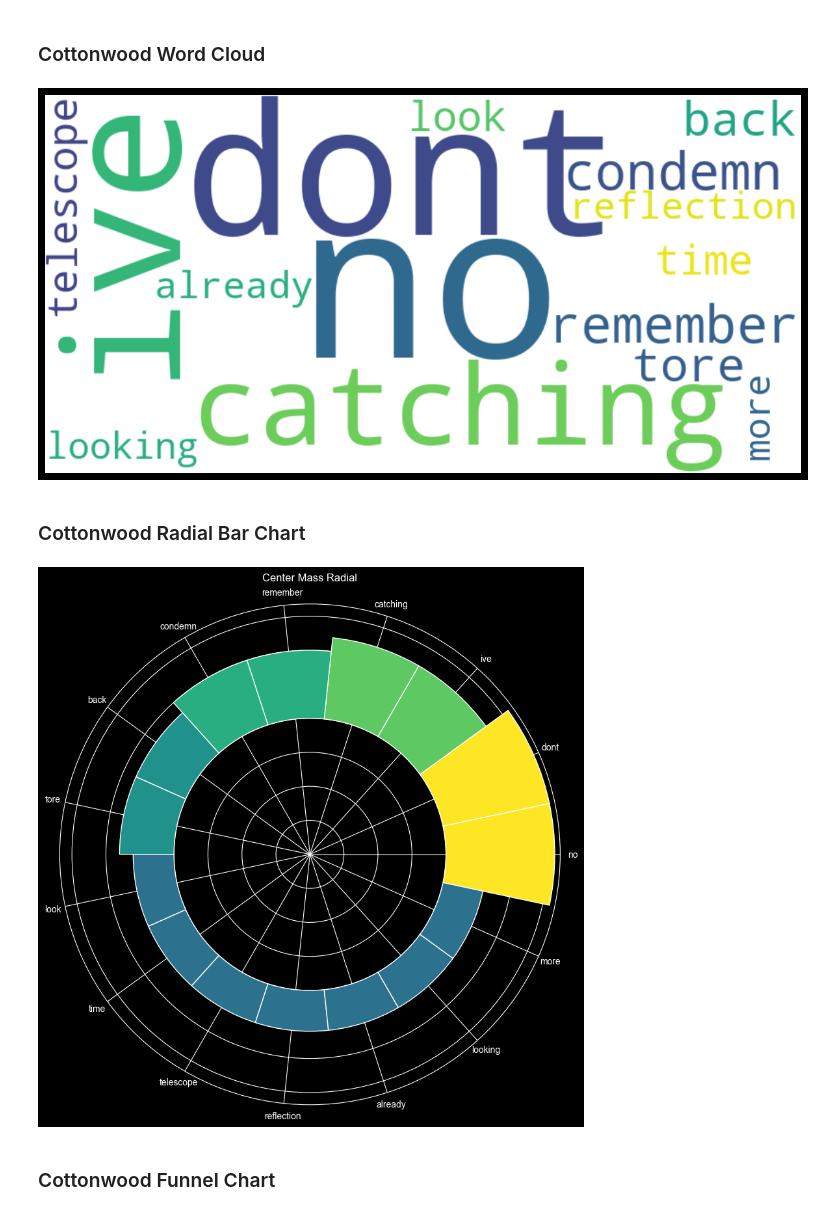
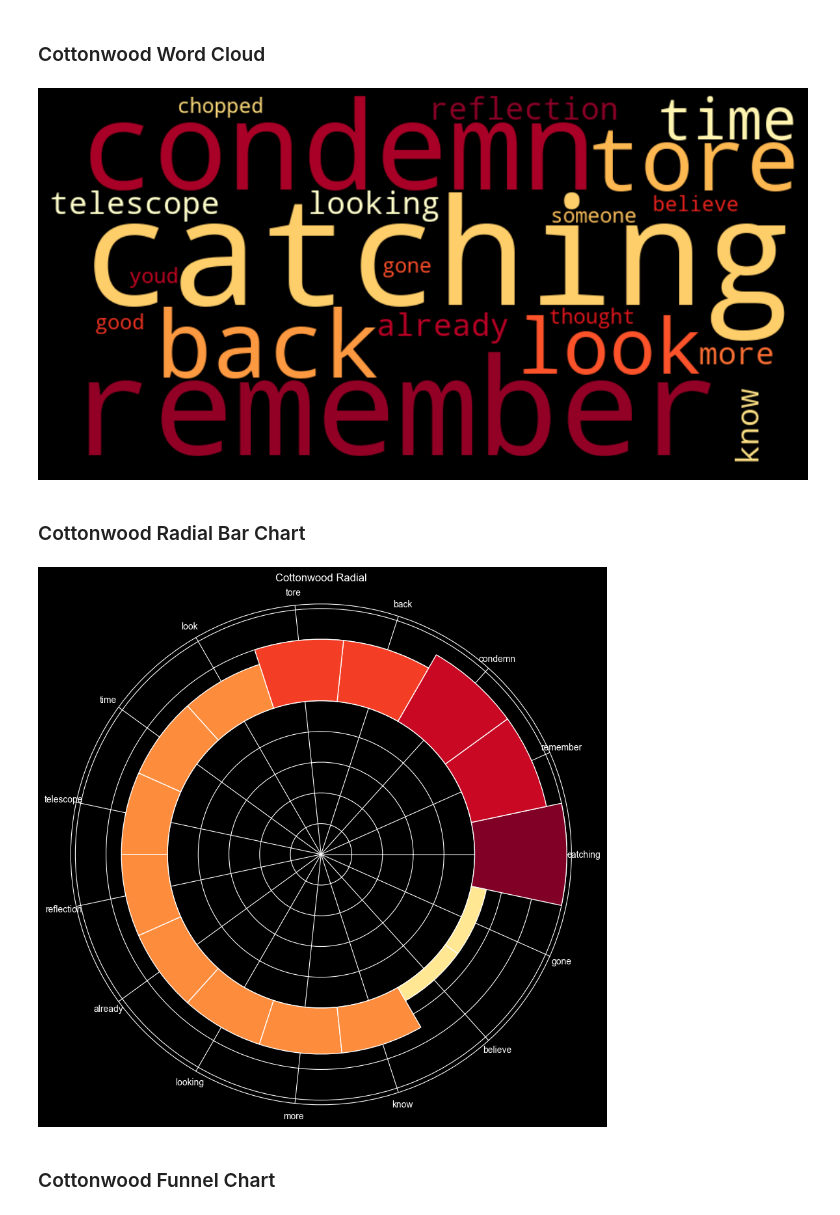
Before and after one commit to MeredithClikkie/torchbearerlab.github.io, a Jupyter notebook: Cottonwood.ipynb, the cells around one changed output. Saved outputs shown, nothing was run; the diff lists cells and outputs as text; code cells hidden in the pictures.

Commit message:
update color scheme cottonwood, convert to py, then changed name with date and md for github.io

```diff
--- a/Cottonwood.ipynb
+++ b/Cottonwood.ipynb
@@ -23,7 +23,8 @@ stop_words = [
     "but", "if", "or", "because", "as", "until", "while", "of", "at", "by",
     "for", "with", "about", "against", "between", "into", "through", "during",
     "before", "after", "above", "below", "to", "from", "up", "down", "in",
-    "out", "on", "off", "over", "under", "again", "further", "then", "once"
+    "out", "on", "off", "over", "under", "again", "further", "then", "once",
+    "not", "no", "yes", "so", "can", "just", "dont", "yeah", "let", "im", "ah", "want", "like", "ive", "all", "ooh", "ill", "even", "forforforforforfor", "yeahyeahyeahyeah", "daisychained" "thats", "there", "oh", "hell", "wasnt", "when", "shouldnt", "would", "than", "cant", "youre"
 ]
 
 # Function to remove stop words from a string
@@ -31,10 +32,6 @@ def remove_stopwords(text):
     words = text.split()
     filtered_words = [word for word in words if word.lower() not in stop_words]
     return " ".join(filtered_words)
-
-# Apply to your column
-# df1=filtered_df.copy()
-# df1['unique'] = df1['unique'].apply(remove_stopwords)
 
 lyrics = """Can't believe you're gone for good
  Someone chopped you down
@@ -235,13 +251,12 @@ plt.show()
 ### Cottonwood Word Cloud
 # %%
 # Join all words into one string weighted by their count
-word_freq = dict(counts.most_common(15))
+word_freq = dict(counts.most_common(20))
 
 wordcloud = WordCloud(
     width=800,
     height=400,
-    background_color='white',
-    colormap='viridis'
+    colormap='YlOrRd',
 ).generate_from_frequencies(word_freq)
 
 plt.figure(figsize=(15, 7))
@@ -249,32 +264,32 @@ plt.imshow(wordcloud, interpolation='bilinear')
 plt.axis('off')
 plt.show()
 # %% [output]
-[figure, old version]
+[figure, new version]
 # %% [markdown]
 ### Cottonwood Radial Bar Chart
 # %%
 # Prepare data
 df_counts = pd.DataFrame(counts.most_common(15), columns=['Word', 'Count'])
 n = len(df_counts)
 angles = np.linspace(0, 2 * np.pi, n, endpoint=False)
 widths = [2 * np.pi / n] * n
 
 plt.figure(figsize=(10, 10))
 ax = plt.subplot(111, polar=True)
 
 # Create the bars
 bars = ax.bar(angles, df_counts['Count'], width=widths, bottom=10,
-              color=plt.cm.viridis(df_counts['Count'] / df_counts['Count'].max()),
+              color=plt.cm.YlOrRd(df_counts['Count'] / df_counts['Count'].max()),
               edgecolor='white')
 
 # Add labels
 ax.set_xticks(angles)
 ax.set_xticklabels(df_counts['Word'], fontsize=10)
 ax.set_yticklabels([]) # Hide radial grid numbers
 plt.title("Cottonwood Radial", va='bottom')
 plt.show()
 # %% [output]
-[figure, old version]
+[figure, new version]
 # %% [markdown]
 ### Cottonwood Funnel Chart
 # %%
```
Also changed, not shown: parts of 6 cells of this notebook, 5 other files.
